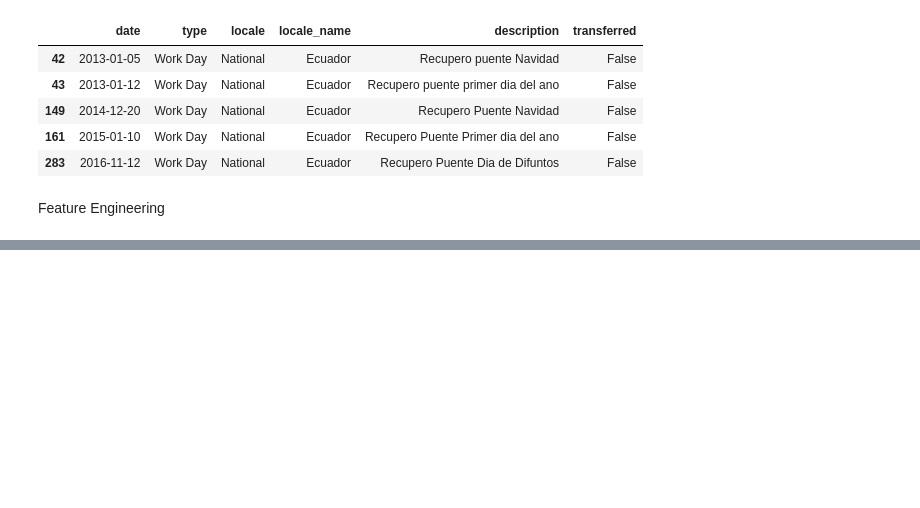
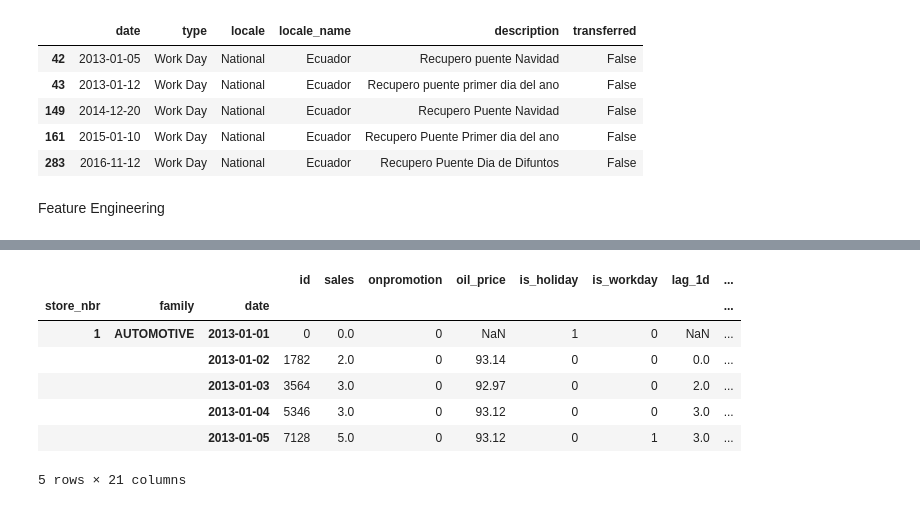
Before and after one commit to cesar-penuela/store-sales-time-series-forecasting, a Jupyter notebook: notebooks/eda.ipynb, the cells around one changed output, grey strips where cells are left out. Drawn from its saved outputs; the diff is of its cells as text; code cells hidden in the pictures; blank space fills up the shorter version.

```diff
--- a/notebooks/eda.ipynb
+++ b/notebooks/eda.ipynb
@@ -166,0 +257,48 @@ Feature Engineering
+# %%
+# Moving standard deviation
+
+train_features['std_1w'] = group.rolling(7).std().reset_index(level=[0,1], drop=True)
+
+train_features['std_1m'] = group.rolling(28).std().reset_index(level=[0,1], drop=True)
+
+train_features['std_1y'] = group.rolling(364).std().reset_index(level=[0,1], drop=True)
+# %%
+# Store weekly average
+
+store_group = train_features.groupby(['store_nbr'])['sales']
+
+train_features['store_avg_1w'] = (
+    store_group
+    .rolling(7)
+    .mean()
+    .reset_index(level=0, drop=True)
+)
+# %%
+#  Calendar features
+
+train_features['day_of_week'] = train_features['date'].dt.dayofweek
+
+train_features['day_of_month'] = train_features['date'].dt.day
+
+train_features['month'] = train_features['date'].dt.month
+
+train_features['year'] = train_features['date'].dt.year
+# %%
+# Restore indexes
+
+train_features = train_features.set_index(
+    ['store_nbr','family','date']
+)
+
+train_features = train_features.sort_index()
+# %%
+train_features.head()
+# %% [output]
+|  |  |  | id | sales | onpromotion | oil_price | is_holiday | is_workday | lag_1d | ... |
+| store_nbr | family | date |  |  |  |  |  |  |  | ... |
+| 1 | AUTOMOTIVE | 2013-01-01 | 0 | 0.0 | 0 | NaN | 1 | 0 | NaN | ... |
+|  |  | 2013-01-02 | 1782 | 2.0 | 0 | 93.14 | 0 | 0 | 0.0 | ... |
+|  |  | 2013-01-03 | 3564 | 3.0 | 0 | 92.97 | 0 | 0 | 2.0 | ... |
+|  |  | 2013-01-04 | 5346 | 3.0 | 0 | 93.12 | 0 | 0 | 3.0 | ... |
+|  |  | 2013-01-05 | 7128 | 5.0 | 0 | 93.12 | 0 | 1 | 3.0 | ... |
+5 rows × 21 columns
```
Also changed, not shown: parts of 15 cells of this notebook.
